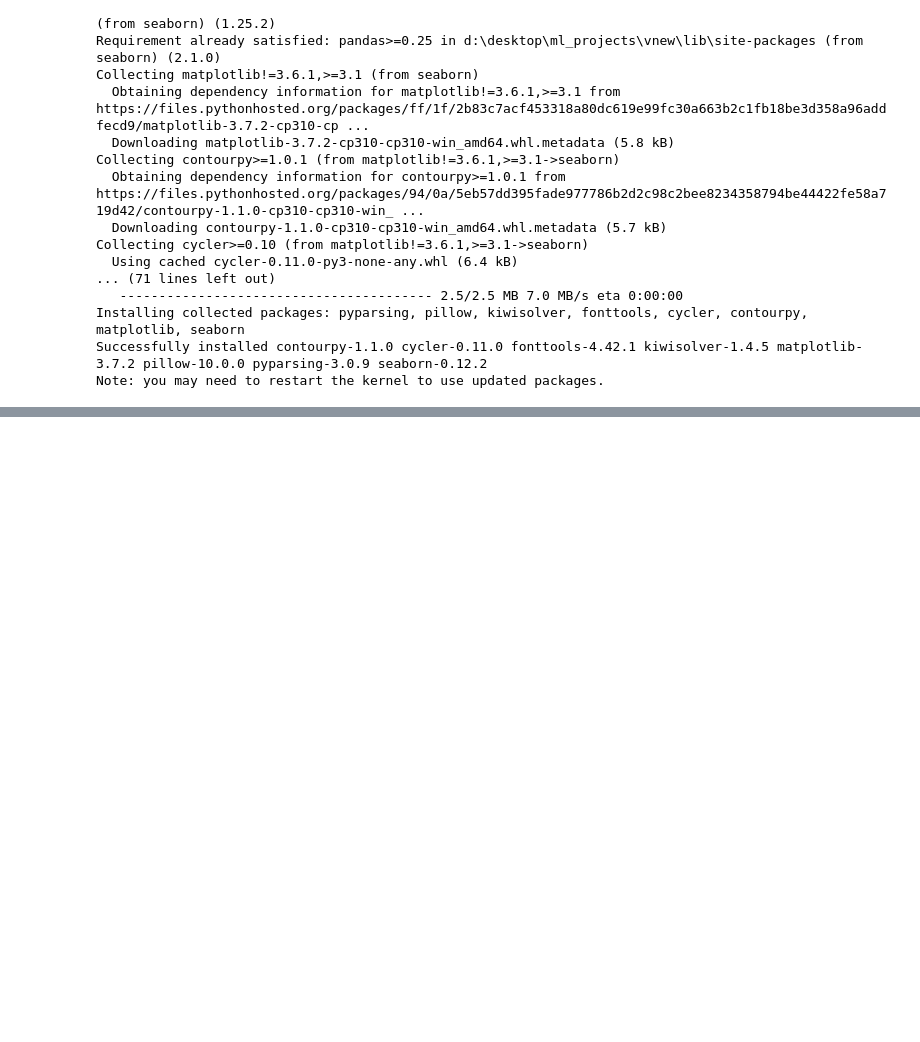
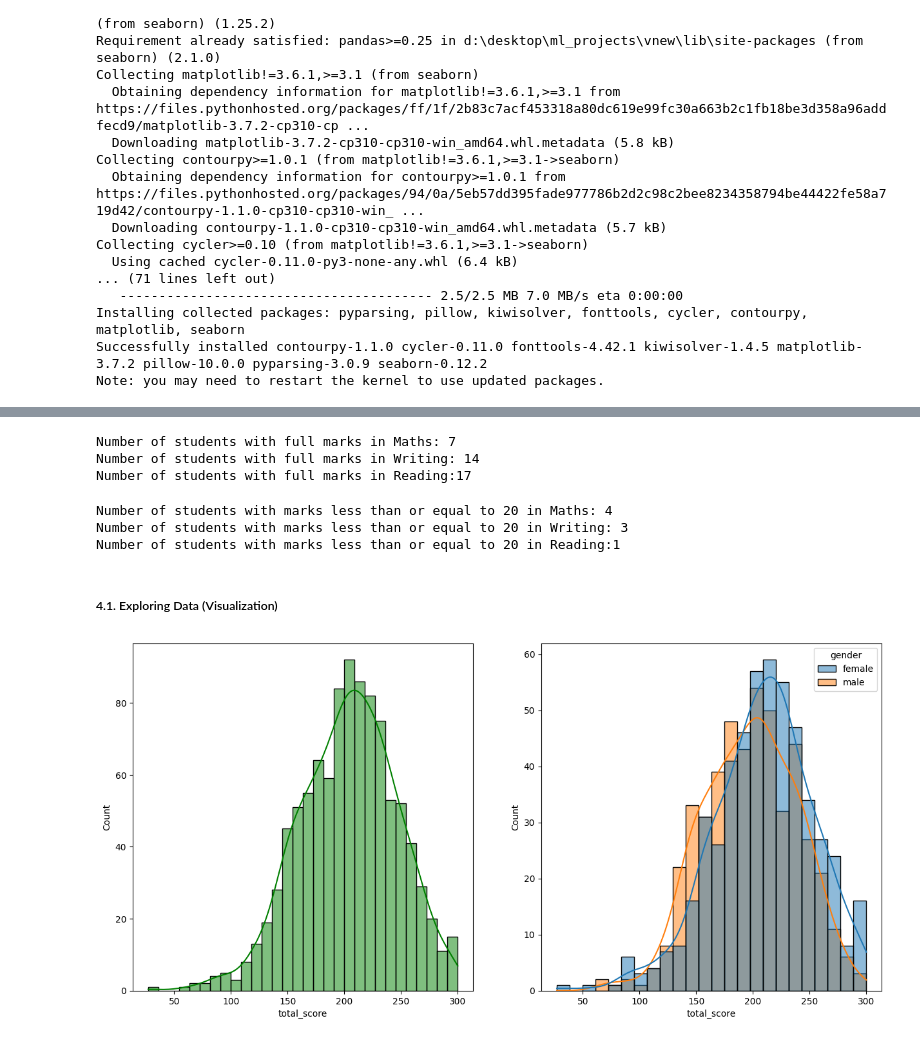
Before and after one commit to sam47-asfaw/ml-project, a Jupyter notebook: src/notebook/EDA Student.ipynb, the cells around one changed output, grey strips where cells are left out. Drawn from its saved outputs; the diff is of its cells as text; code cells hidden in the pictures; blank space fills up the shorter version.

```diff
--- a/src/notebook/EDA Student.ipynb
+++ b/src/notebook/EDA Student.ipynb
@@ -35,0 +164,6 @@ student_df = pd.read_csv('data/stud.csv')
+# %%
+# Add columns for "Total Score" and "Average"
+student_df['total_score'] = student_df['math_score'] + student_df['reading_score'] + student_df['writing_score']
+student_df['average'] = student_df['total_score'] / 3
+
+student_df.tail(5)
@@ -35,0 +177,39 @@ student_df = pd.read_csv('data/stud.csv')
+# %%
+reading_full =  student_df[student_df['reading_score'] == 100]['average'].count()
+writing_full =  student_df[student_df['writing_score'] ==  100]['average'].count()
+math_full = student_df[student_df['math_score'] == 100]['average'].count()
+
+print(f'Number of students with full marks in Maths: {math_full}')
+print(f'Number of students with full marks in Writing: {writing_full}')
+print(f'Number of students with full marks in Reading:{reading_full}')
+# %% [output]
+Number of students with full marks in Maths: 7
+Number of students with full marks in Writing: 14
+Number of students with full marks in Reading:17
+# %%
+#Students with marks less than or equal to 20
+reading_less_20 =  student_df[student_df['reading_score'] <= 20]['average'].count()
+writing_less_20 =  student_df[student_df['writing_score'] <=  20]['average'].count()
+math_less_20 = student_df[student_df['math_score'] <= 20]['average'].count()
+
+print(f'Number of students with marks less than or equal to 20 in Maths: {math_less_20}')
+print(f'Number of students with marks less than or equal to 20 in Writing: {writing_less_20}')
+print(f'Number of students with marks less than or equal to 20 in Reading:{reading_less_20}')
+# %% [output]
+Number of students with marks less than or equal to 20 in Maths: 4
+Number of students with marks less than or equal to 20 in Writing: 3
+Number of students with marks less than or equal to 20 in Reading:1
+# %% [markdown]
+##### 4.1. Exploring Data (Visualization)
+# %%
+#visualize the average score and total score distribution to make conclusion
+#Use Histogram and Kernel Density Estimation(KDE)
+
+fig, axs = plt.subplots(1, 2, figsize=(15, 7))
+plt.subplot(121)
+sns.histplot(data= student_df, x= 'total_score', bins= 30, kde= True, color='g')
+plt.subplot(122)
+sns.histplot(data= student_df, x='total_score', kde= True, hue='gender')
+plt.show()
+# %% [output]
+[figure, added]
```
Also changed, not shown: parts of 28 cells of this notebook.
